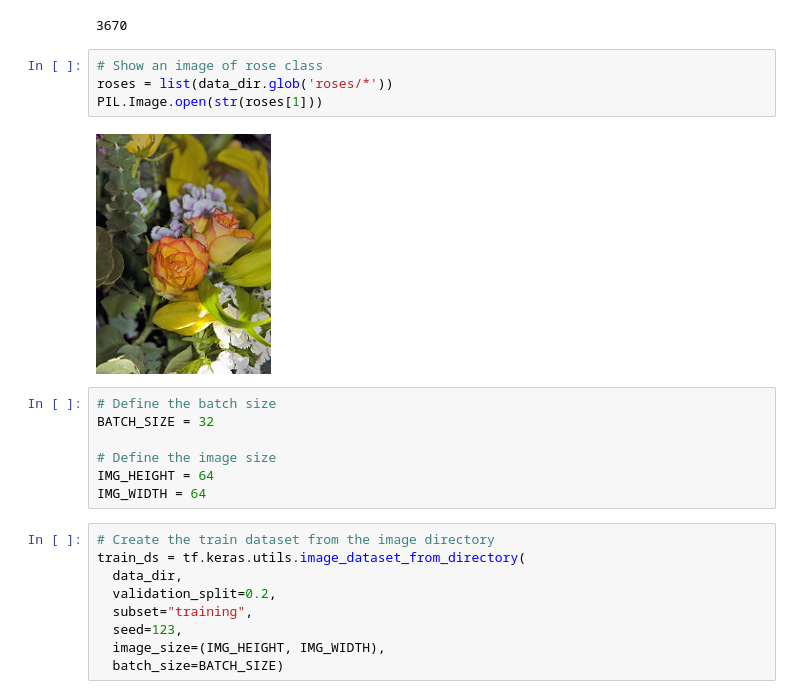
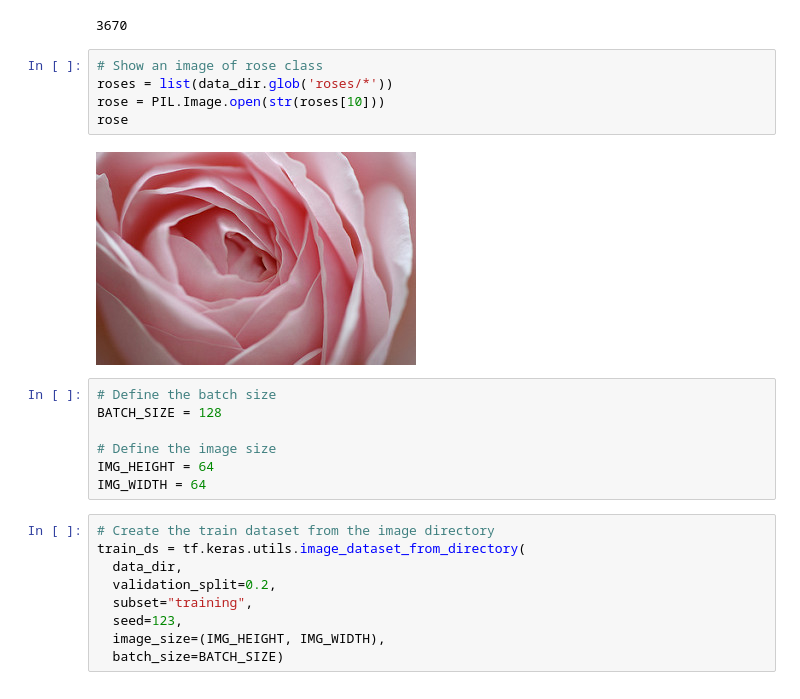
Before and after one commit to JavadMokhtari/dapa-group, a Jupyter notebook: Train_GANs.ipynb, the cells around one changed output. Saved outputs shown, nothing was run; the diff lists cells and outputs as text.

```diff
--- a/Train_GANs.ipynb
+++ b/Train_GANs.ipynb
@@ -48,12 +33,13 @@ print(image_count)
 # %%
 # Show an image of rose class
 roses = list(data_dir.glob('roses/*'))
-PIL.Image.open(str(roses[1]))
+rose = PIL.Image.open(str(roses[10]))
+rose
 # %% [output]
-[figure, old version]
+[figure, new version]
 # %%
 # Define the batch size
-BATCH_SIZE = 32
+BATCH_SIZE = 128
 
 # Define the image size
 IMG_HEIGHT = 64
```
Also changed, not shown: parts of 20 cells of this notebook.
